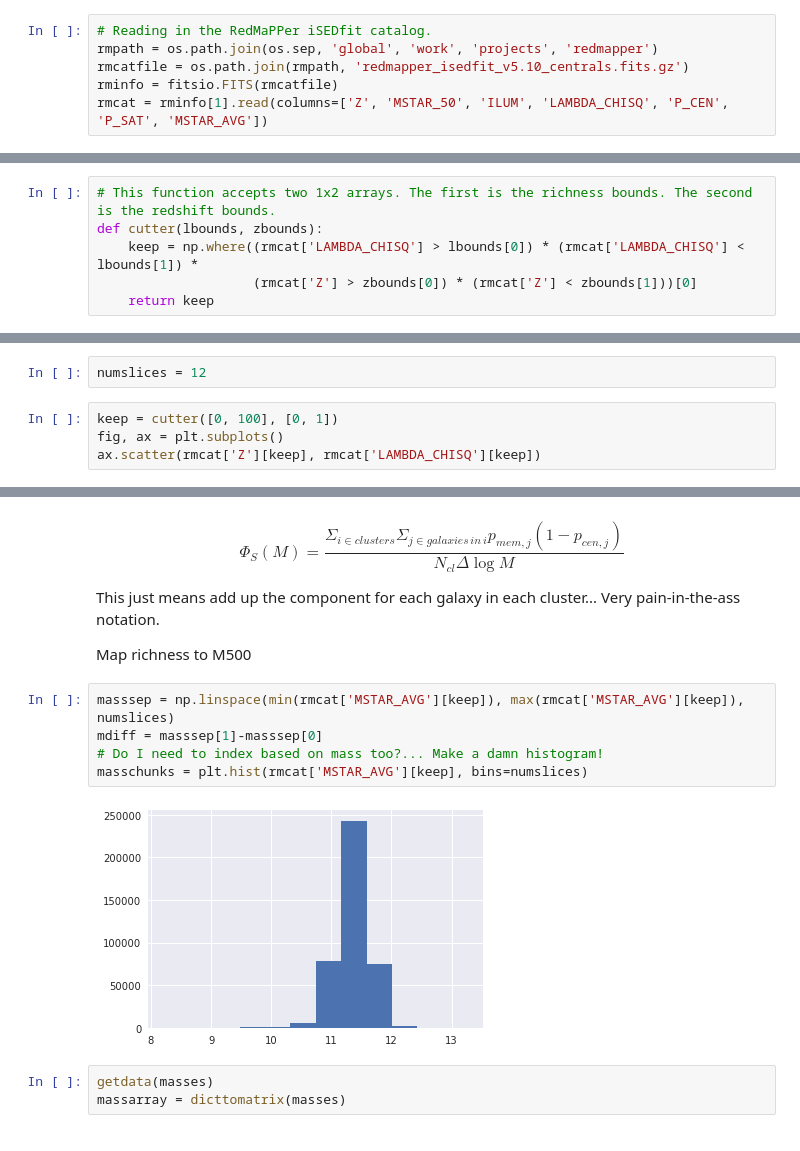
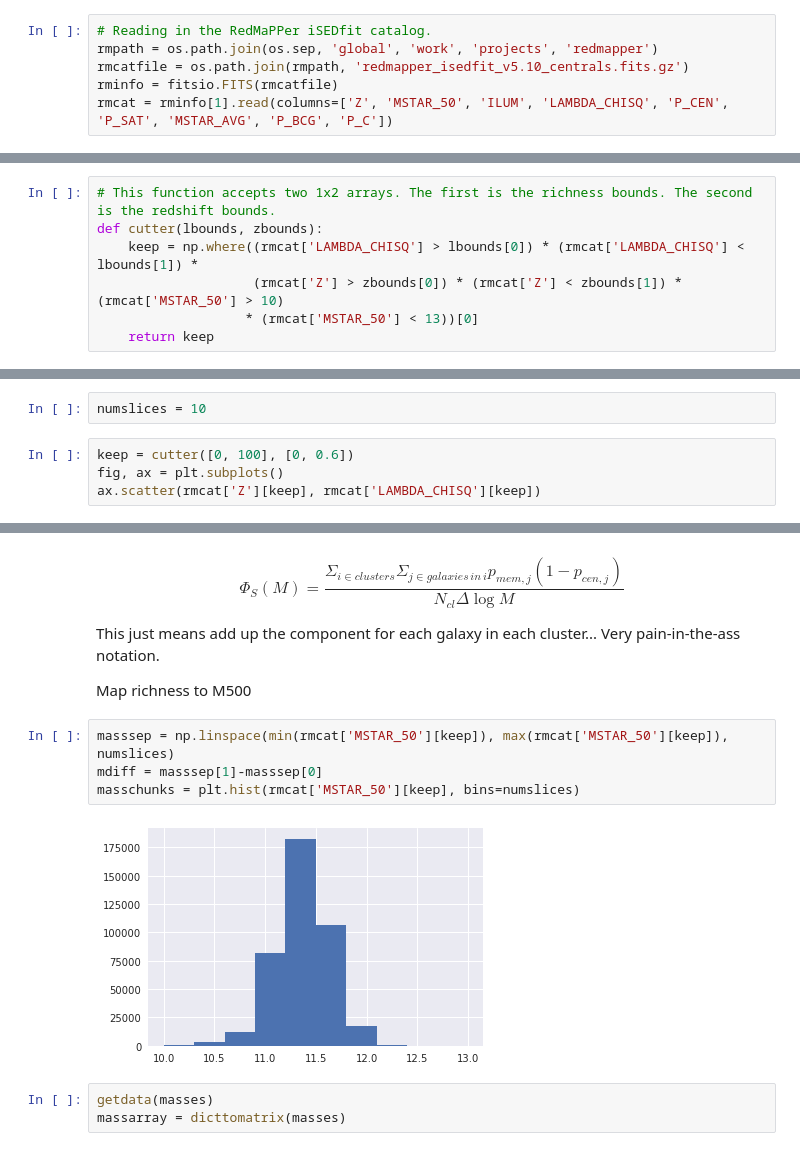
Before and after one commit to moustakas/siena-astrophysics, a Jupyter notebook: research/massivepilot/lumfunc.ipynb, the cells around one changed output, grey strips where cells are left out. Cells and saved outputs as stored; diff of their text form.

```diff
--- a/research/massivepilot/lumfunc.ipynb
+++ b/research/massivepilot/lumfunc.ipynb
@@ -22,4 +20,4 @@ import seaborn
 rmpath = os.path.join(os.sep, 'global', 'work', 'projects', 'redmapper')
 rmcatfile = os.path.join(rmpath, 'redmapper_isedfit_v5.10_centrals.fits.gz')
 rminfo = fitsio.FITS(rmcatfile)
-rmcat = rminfo[1].read(columns=['Z', 'MSTAR_50', 'ILUM', 'LAMBDA_CHISQ', 'P_CEN', 'P_SAT', 'MSTAR_AVG'])
+rmcat = rminfo[1].read(columns=['Z', 'MSTAR_50', 'ILUM', 'LAMBDA_CHISQ', 'P_CEN', 'P_SAT', 'MSTAR_AVG', 'P_BCG', 'P_C'])
@@ -46,7 +50,8 @@ def dicttomatrix(dictionary):
 # This function accepts two 1x2 arrays. The first is the richness bounds. The second is the redshift bounds.
 def cutter(lbounds, zbounds):
     keep = np.where((rmcat['LAMBDA_CHISQ'] > lbounds[0]) * (rmcat['LAMBDA_CHISQ'] < lbounds[1]) *
-                    (rmcat['Z'] > zbounds[0]) * (rmcat['Z'] < zbounds[1]))[0]
+                    (rmcat['Z'] > zbounds[0]) * (rmcat['Z'] < zbounds[1]) * (rmcat['MSTAR_50'] > 10)
+                   * (rmcat['MSTAR_50'] < 13))[0]
     return keep
 # %%
 # Goal: Create some clean subplots, reminiscent of those in the paper (but better).
@@ -58,8 +62,8 @@ def cutter(lbounds, zbounds):
 # Plot CMF vs. M*.
 # %%
-numslices = 12
+numslices = 10
 # %%
-keep = cutter([0, 100], [0, 1])
+keep = cutter([0, 100], [0, 0.6])
 fig, ax = plt.subplots()
 ax.scatter(rmcat['Z'][keep], rmcat['LAMBDA_CHISQ'][keep])
 # %% [output]
@@ -78,12 +82,11 @@ This just means add up the component for each galaxy in each cluster... Very pai
 
 Map richness to M500
 # %%
-masssep = np.linspace(min(rmcat['MSTAR_AVG'][keep]), max(rmcat['MSTAR_AVG'][keep]), numslices)
+masssep = np.linspace(min(rmcat['MSTAR_50'][keep]), max(rmcat['MSTAR_50'][keep]), numslices)
 mdiff = masssep[1]-masssep[0]
-# Do I need to index based on mass too?... Make a damn histogram!
-masschunks = plt.hist(rmcat['MSTAR_AVG'][keep], bins=numslices)
+masschunks = plt.hist(rmcat['MSTAR_50'][keep], bins=numslices)
 # %% [output]
-[figure, old version]
+[figure, new version]
 # %%
 getdata(masses)
 massarray = dicttomatrix(masses)
```
Also changed, not shown: parts of 8 cells of this notebook.
